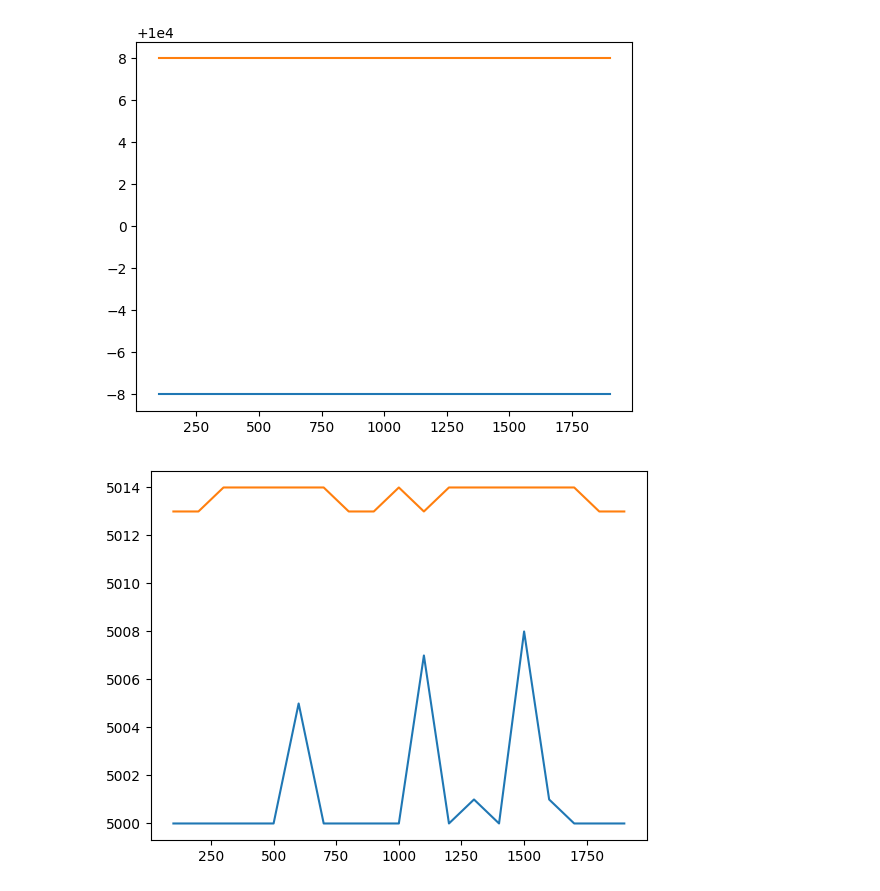
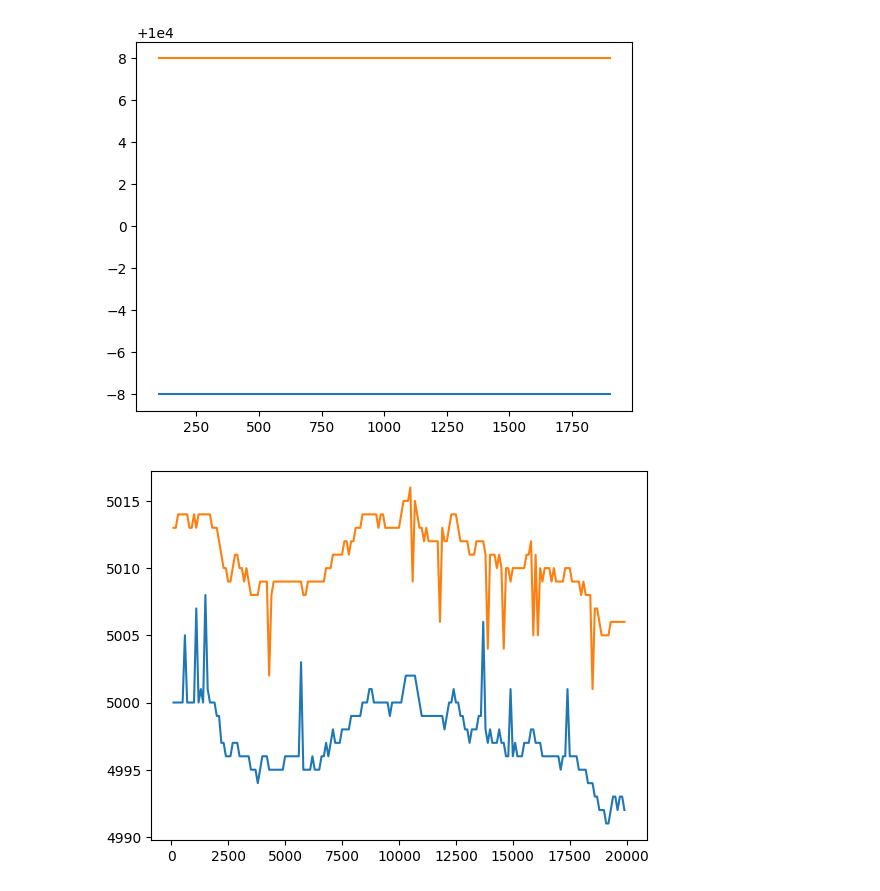
Before and after one commit to carl-handouka/TRADOSMIC, a Jupyter notebook: day-1_analysis.ipynb, the cells around one changed output. Cells and saved outputs as stored; diff of their text form; code cells hidden in the pictures.

```diff
--- a/day-1_analysis.ipynb
+++ b/day-1_analysis.ipynb
@@ -45,8 +45,8 @@ plt.show()
 # %% [output]
 [figure]
 # %%
-plt.plot(tomato_data['timestamp'][1:20],tomato_data['bid_price_1'][1:20])
-plt.plot(tomato_data['timestamp'][1:20],tomato_data['ask_price_1'][1:20])
+plt.plot(tomato_data['timestamp'][1:200],tomato_data['bid_price_1'][1:200])
+plt.plot(tomato_data['timestamp'][1:200],tomato_data['ask_price_1'][1:200])
 plt.show()
 # %% [output]
-[figure, old version]
+[figure, new version]
```
Also changed, not shown: parts of 5 cells of this notebook, 2 other files.
